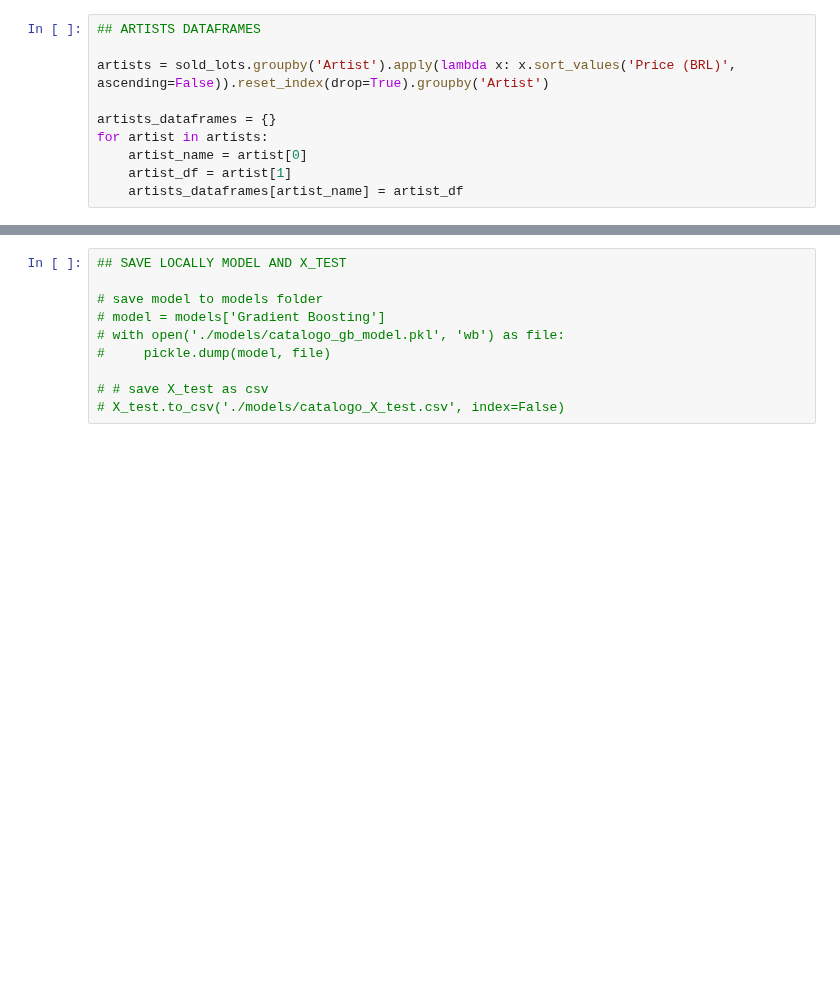
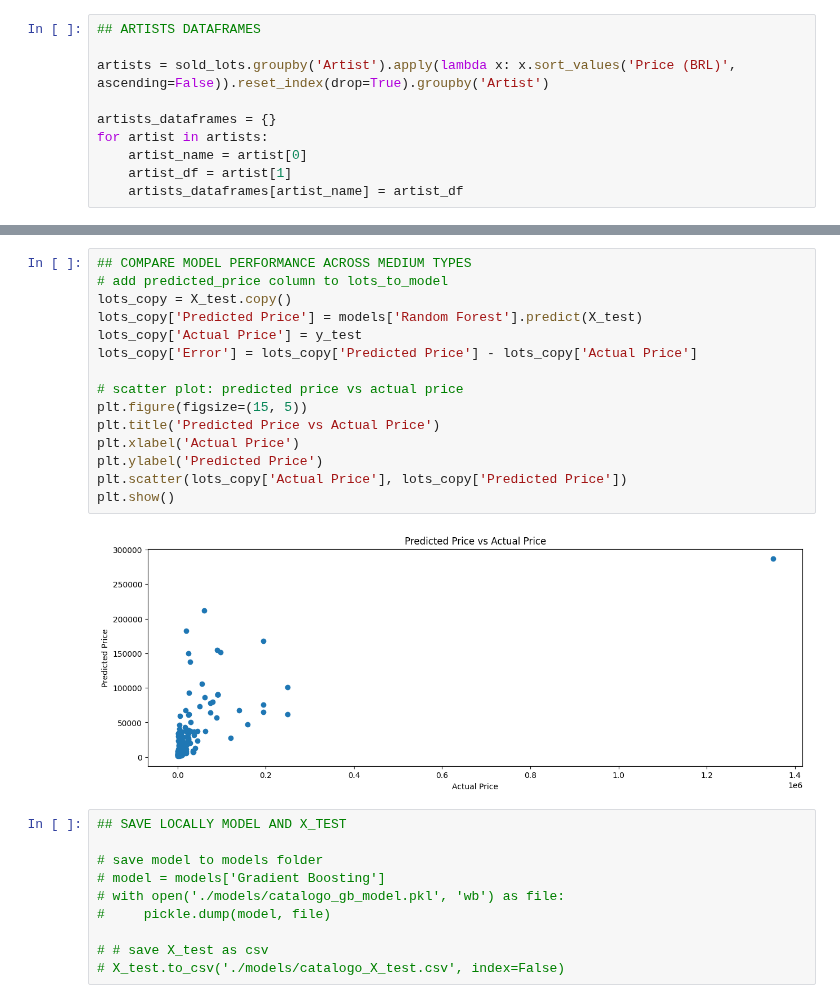
Before and after one commit to cryptogazzetta/Arte, a Jupyter notebook: analysis/catalogo_das_artes.ipynb, the cells around one changed output, grey strips where cells are left out. Saved outputs shown, nothing was run; the diff lists cells and outputs as text; blank space fills up the shorter version.

```diff
--- a/analysis/catalogo_das_artes.ipynb
+++ b/analysis/catalogo_das_artes.ipynb
@@ -182,3 +177,20 @@ KeyError: "['Technique_fix'] not in index"
+# %%
+## COMPARE MODEL PERFORMANCE ACROSS MEDIUM TYPES
+# add predicted_price column to lots_to_model
+lots_copy = X_test.copy()
+lots_copy['Predicted Price'] = models['Random Forest'].predict(X_test)
+lots_copy['Actual Price'] = y_test
+lots_copy['Error'] = lots_copy['Predicted Price'] - lots_copy['Actual Price']
+
+# scatter plot: predicted price vs actual price
+plt.figure(figsize=(15, 5))
+plt.title('Predicted Price vs Actual Price')
+plt.xlabel('Actual Price')
+plt.ylabel('Predicted Price')
+plt.scatter(lots_copy['Actual Price'], lots_copy['Predicted Price'])
+plt.show()
+# %% [output]
+[figure, added]
 # %%
 ## SAVE LOCALLY MODEL AND X_TEST
 
```
Also changed, not shown: parts of 7 cells of this notebook, 13 other files.
